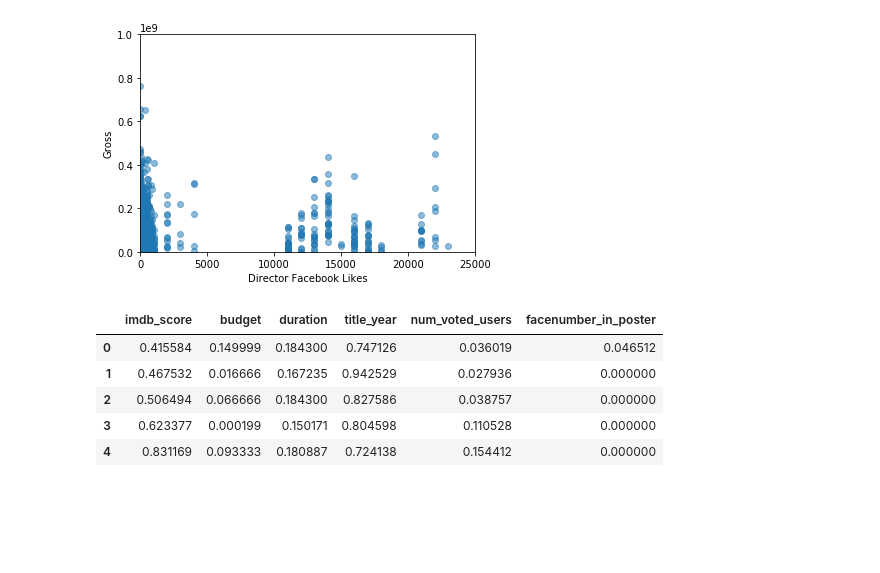
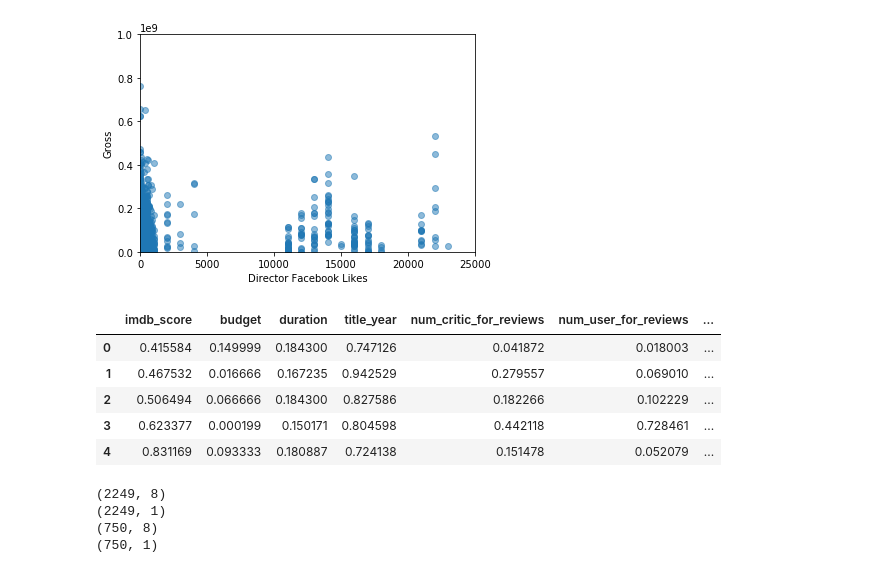
Before and after one commit to marc-hern/Feature-Selection-In-IMDB, a Jupyter notebook: Feature-Selection.ipynb, the cells around one changed output. Drawn from its saved outputs; the diff is of its cells as text; code cells hidden in the pictures; blank space fills up the shorter version.

```diff
--- a/Feature-Selection.ipynb
+++ b/Feature-Selection.ipynb
@@ -235,14 +250,25 @@ plt.show()
 # %% [output]
 [figure]
 # %%
-feature_scaled = movies_dataframe[['imdb_score', 'budget', 'duration', 'title_year', 'num_voted_users', 'facenumber_in_poster']]
+feature_scaled = movies_dataframe[['imdb_score', 'budget', 'duration', 'title_year', 'num_critic_for_reviews', 'num_user_for_reviews', 'num_voted_users', 'facenumber_in_poster']]
 feature_scaled = feature_scaled.apply(lambda x: ((x - x.min()) / (x.max() - x.min())))
 
 feature_scaled.head()
 # %% [output]
-|  | imdb_score | budget | duration | title_year | num_voted_users | facenumber_in_poster |
-| 0 | 0.415584 | 0.149999 | 0.184300 | 0.747126 | 0.036019 | 0.046512 |
-| 1 | 0.467532 | 0.016666 | 0.167235 | 0.942529 | 0.027936 | 0.000000 |
-| 2 | 0.506494 | 0.066666 | 0.184300 | 0.827586 | 0.038757 | 0.000000 |
-| 3 | 0.623377 | 0.000199 | 0.150171 | 0.804598 | 0.110528 | 0.000000 |
-| 4 | 0.831169 | 0.093333 | 0.180887 | 0.724138 | 0.154412 | 0.000000 |
+|  | imdb_score | budget | duration | title_year | num_critic_for_reviews | num_user_for_reviews | ... |
+| 0 | 0.415584 | 0.149999 | 0.184300 | 0.747126 | 0.041872 | 0.018003 | ... |
+| 1 | 0.467532 | 0.016666 | 0.167235 | 0.942529 | 0.279557 | 0.069010 | ... |
+| 2 | 0.506494 | 0.066666 | 0.184300 | 0.827586 | 0.182266 | 0.102229 | ... |
+| 3 | 0.623377 | 0.000199 | 0.150171 | 0.804598 | 0.442118 | 0.728461 | ... |
+| 4 | 0.831169 | 0.093333 | 0.180887 | 0.724138 | 0.151478 | 0.052079 | ... |
+# %%
+X_train, X_test, y_train, y_test = train_test_split(feature_scaled, y, random_state=2)
+print(X_train.shape)
+print(y_train.shape)
+print(X_test.shape)
+print(y_test.shape)
+# %% [output]
+(2249, 8)
+(2249, 1)
+(750, 8)
+(750, 1)
```
Also changed, not shown: parts of 15 cells of this notebook.
